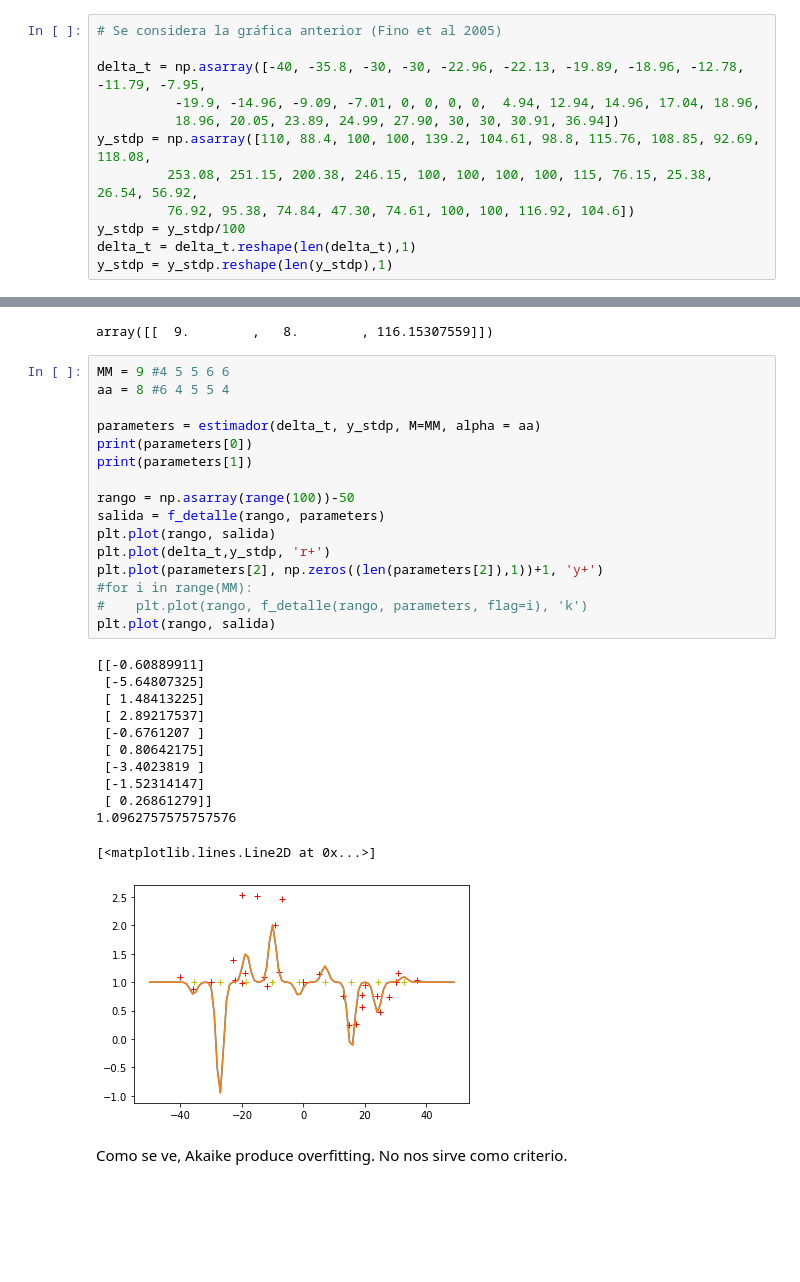
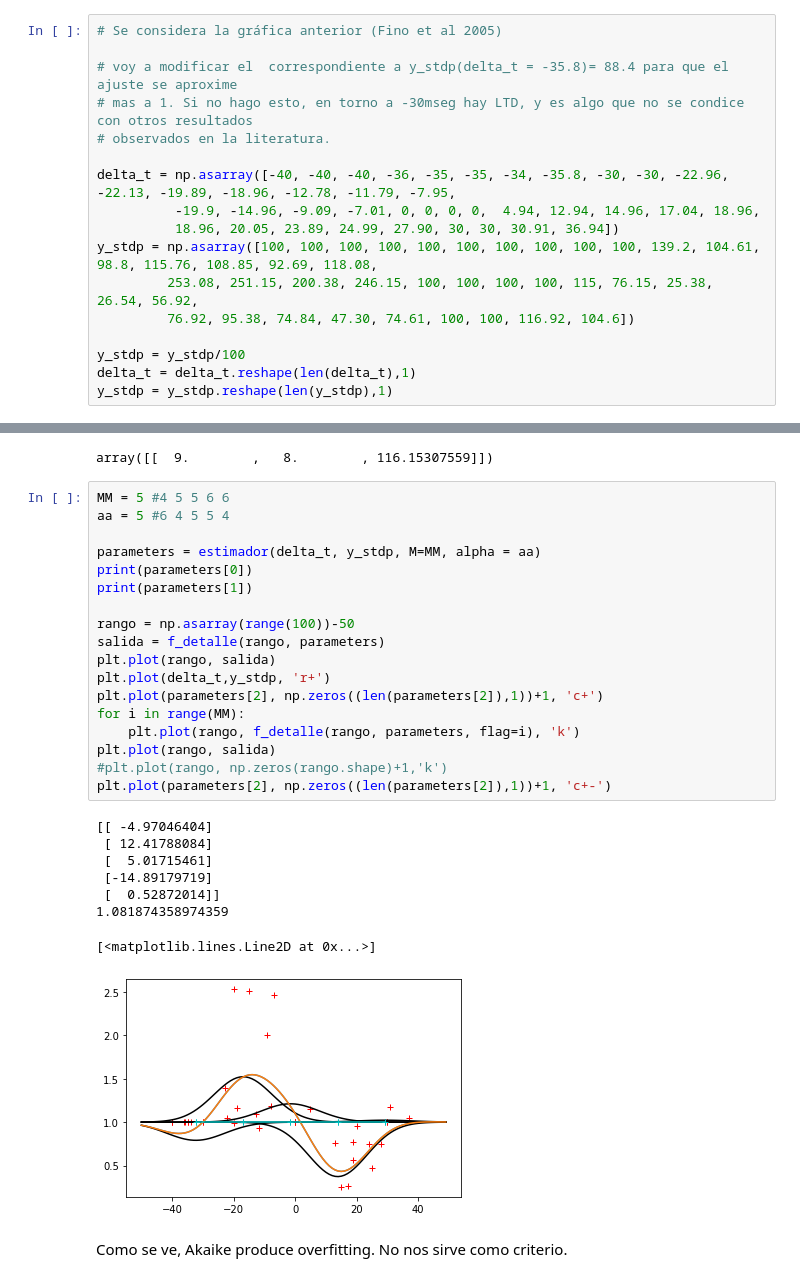
Before and after one commit to ijourdan/Neurons, a Jupyter notebook: stdp/STDP.ipynb, the cells around one changed output, grey strips where cells are left out. Drawn from its saved outputs; the diff is of its cells as text; blank space fills up the shorter version.

```diff
--- a/stdp/STDP.ipynb
+++ b/stdp/STDP.ipynb
@@ -123,12 +123,17 @@ def estimador(x,y,M, alpha):
 # %%
 # Se considera la gráfica anterior (Fino et al 2005)
 
-delta_t = np.asarray([-40, -35.8, -30, -30, -22.96, -22.13, -19.89, -18.96, -12.78, -11.79, -7.95,
+# voy a modificar el  correspondiente a y_stdp(delta_t = -35.8)= 88.4 para que el ajuste se aproxime
+# mas a 1. Si no hago esto, en torno a -30mseg hay LTD, y es algo que no se condice con otros resultados
+# observados en la literatura.
+
+delta_t = np.asarray([-40, -40, -40, -36, -35, -35, -34, -35.8, -30, -30, -22.96, -22.13, -19.89, -18.96, -12.78, -11.79, -7.95,
           -19.9, -14.96, -9.09, -7.01, 0, 0, 0, 0,  4.94, 12.94, 14.96, 17.04, 18.96,
           18.96, 20.05, 23.89, 24.99, 27.90, 30, 30, 30.91, 36.94])
-y_stdp = np.asarray([110, 88.4, 100, 100, 139.2, 104.61, 98.8, 115.76, 108.85, 92.69, 118.08,
+y_stdp = np.asarray([100, 100, 100, 100, 100, 100, 100, 100, 100, 100, 139.2, 104.61, 98.8, 115.76, 108.85, 92.69, 118.08,
          253.08, 251.15, 200.38, 246.15, 100, 100, 100, 100, 115, 76.15, 25.38, 26.54, 56.92,
          76.92, 95.38, 74.84, 47.30, 74.61, 100, 100, 116.92, 104.6])
+
 y_stdp = y_stdp/100
 delta_t = delta_t.reshape(len(delta_t),1)
 y_stdp = y_stdp.reshape(len(y_stdp),1)
@@ -145,34 +150,32 @@ resultado[resultado[:,2]==min(resultado[:,2]),:]
 # %% [output]
 array([[  9.        ,   8.        , 116.15307559]])
 # %%
-MM = 9 #4 5 5 6 6
-aa = 8 #6 4 5 5 4
+MM = 5 #4 5 5 6 6
+aa = 5 #6 4 5 5 4
 
 parameters = estimador(delta_t, y_stdp, M=MM, alpha = aa)
 print(parameters[0])
 print(parameters[1])
 
 rango = np.asarray(range(100))-50
 salida = f_detalle(rango, parameters)
 plt.plot(rango, salida)
 plt.plot(delta_t,y_stdp, 'r+')
-plt.plot(parameters[2], np.zeros((len(parameters[2]),1))+1, 'y+')
-#for i in range(MM):
-#    plt.plot(rango, f_detalle(rango, parameters, flag=i), 'k')
+plt.plot(parameters[2], np.zeros((len(parameters[2]),1))+1, 'c+')
+for i in range(MM):
+    plt.plot(rango, f_detalle(rango, parameters, flag=i), 'k')
 plt.plot(rango, salida)
+#plt.plot(rango, np.zeros(rango.shape)+1,'k')
+plt.plot(parameters[2], np.zeros((len(parameters[2]),1))+1, 'c+-')
 # %% [output]
-[[-0.60889911]
- [-5.64807325]
- [ 1.48413225]
- [ 2.89217537]
- [-0.6761207 ]
- [ 0.80642175]
- [-3.4023819 ]
- [-1.52314147]
- [ 0.26861279]]
-1.0962757575757576
+[[ -4.97046404]
+ [ 12.41788084]
+ [  5.01715461]
+ [-14.89179719]
+ [  0.52872014]]
+1.081874358974359
 [<matplotlib.lines.Line2D at 0x...>]
-[figure, old version]
+[figure, new version]
 # %% [markdown]
 Como se ve, Akaike produce overfitting. No nos sirve como criterio.
 # %%
```
